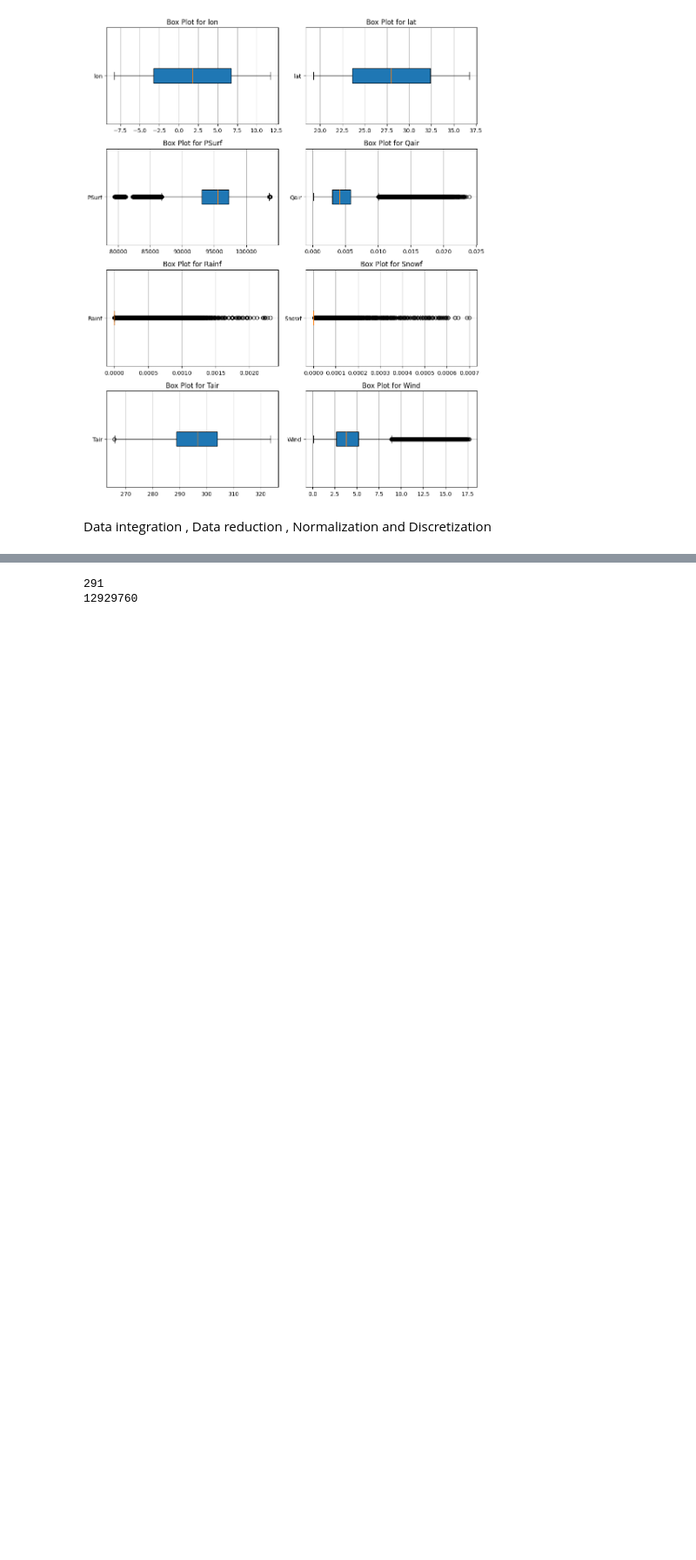
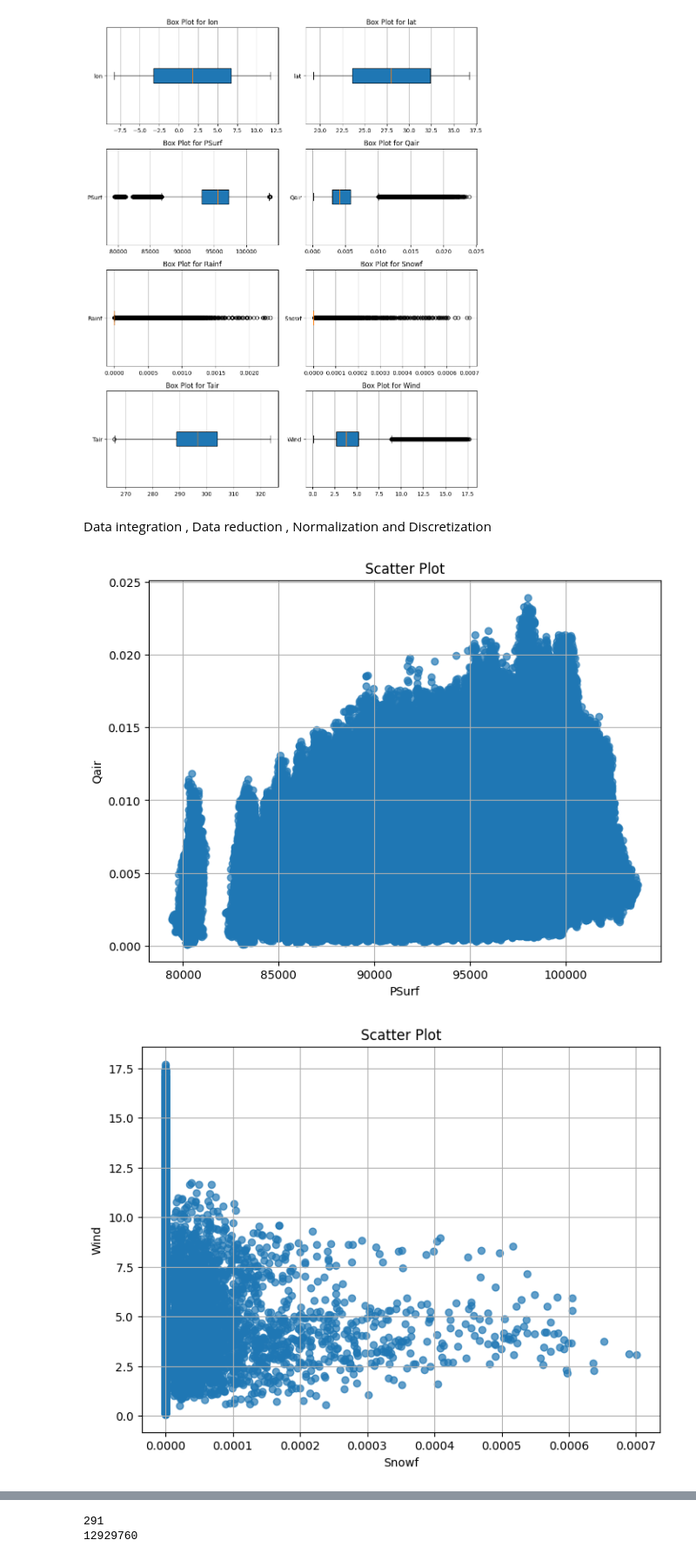
Before and after one commit to rahilGhamraci/Data-Mining-Project, a Jupyter notebook: part 1.ipynb, the cells around one changed output, grey strips where cells are left out. Shown at 87% size. Saved outputs shown, nothing was run; the diff lists cells and outputs as text; code cells hidden in the pictures; blank space fills up the shorter version.

```diff
--- a/part 1.ipynb
+++ b/part 1.ipynb
@@ -990,3 +990,21 @@ def data_reduction_v_h(df,choice):
 import geopandas as gpd
 soil_gdf = gpd.read_file("soil_data.gpkg")
 climate_gdf = gpd.read_file("final_climate_data.gpkg")
+# %%
+def scatter_plot(attribute_name_x, attribute_name_y, attribute_values_x, attribute_values_y):
+    """
+    Generate and display a scatter plot for the given attributes and their values.
+    """
+    plt.figure(figsize=(8, 6))
+    plt.title("Scatter Plot")
+    plt.xlabel(attribute_name_x)
+    plt.ylabel(attribute_name_y)
+    plt.scatter(attribute_values_x, attribute_values_y, alpha=0.7)
+    plt.grid(True)
+    plt.show()
+
+scatter_plot("PSurf","Qair",climate_gdf["PSurf"],climate_gdf["Qair"])
+scatter_plot("Snowf","Wind",climate_gdf["Snowf"],climate_gdf["Wind"])
+# %% [output]
+[figure, added]
+[figure, added]
```
Also changed, not shown: parts of 8 cells of this notebook, 1 other file.
